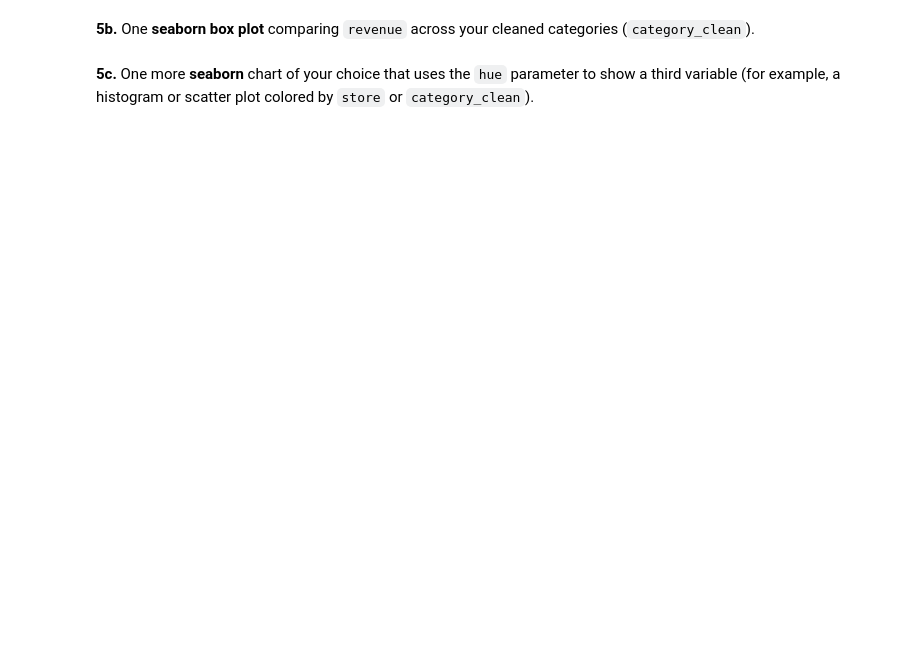
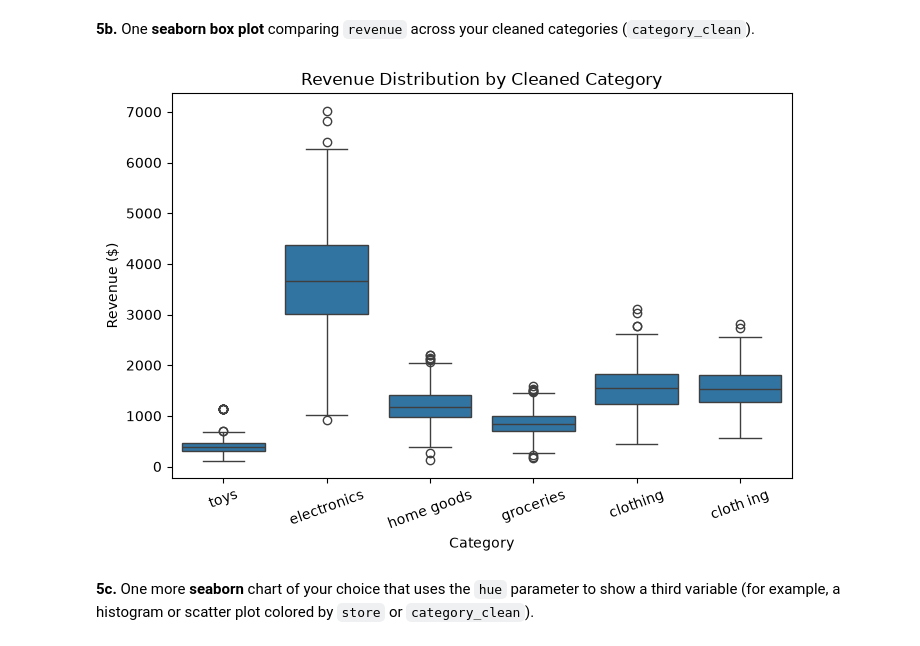
Before and after one commit to NicolasVA90/DSA_504_excercise, a Jupyter notebook: hw2/DSA504_HW2.ipynb, the cells around one changed output. Saved outputs shown, nothing was run; the diff lists cells and outputs as text; code cells hidden in the pictures; blank space fills up the shorter version.

```diff
--- a/hw2/DSA504_HW2.ipynb
+++ b/hw2/DSA504_HW2.ipynb
@@ -110,6 +241,16 @@ Using your cleaned dataset (duplicates removed, missing values filled, `category
 **5b.** One **seaborn box plot** comparing `revenue` across your cleaned categories (`category_clean`).
 # %%
 # TODO 5b
+# Seaborn box plot comparing revenue across cleaned categories
+fig, ax = plt.subplots(figsize=(8, 5))
+sns.boxplot(data=sales, x="category_clean", y="revenue", ax=ax)
+ax.set_title("Revenue Distribution by Cleaned Category")
+ax.set_xlabel("Category")
+ax.set_ylabel("Revenue ($)")
+ax.tick_params(axis="x", rotation=20)
+plt.show()
+# %% [output]
+[figure, added]
 # %% [markdown]
 **5c.** One more **seaborn** chart of your choice that uses the `hue` parameter to show a third variable (for example, a histogram or scatter plot colored by `store` or `category_clean`).
 # %%
```
Also changed, not shown: parts of 15 cells of this notebook.
